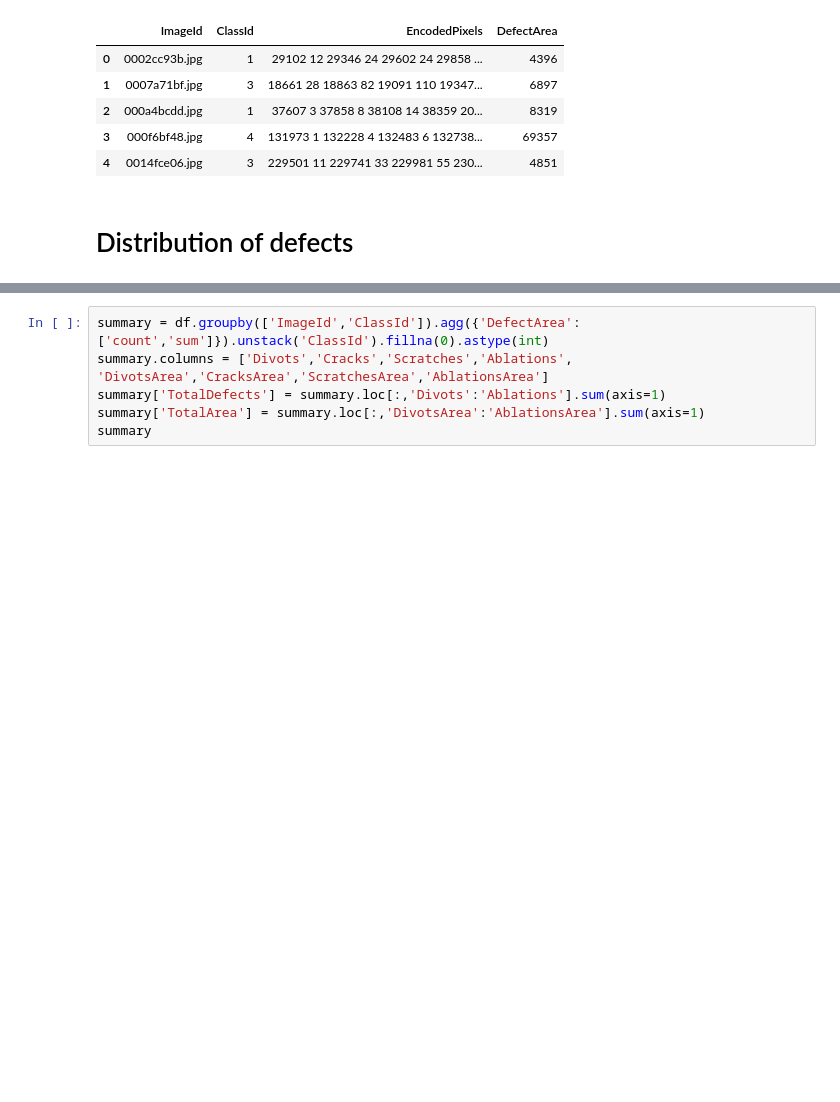
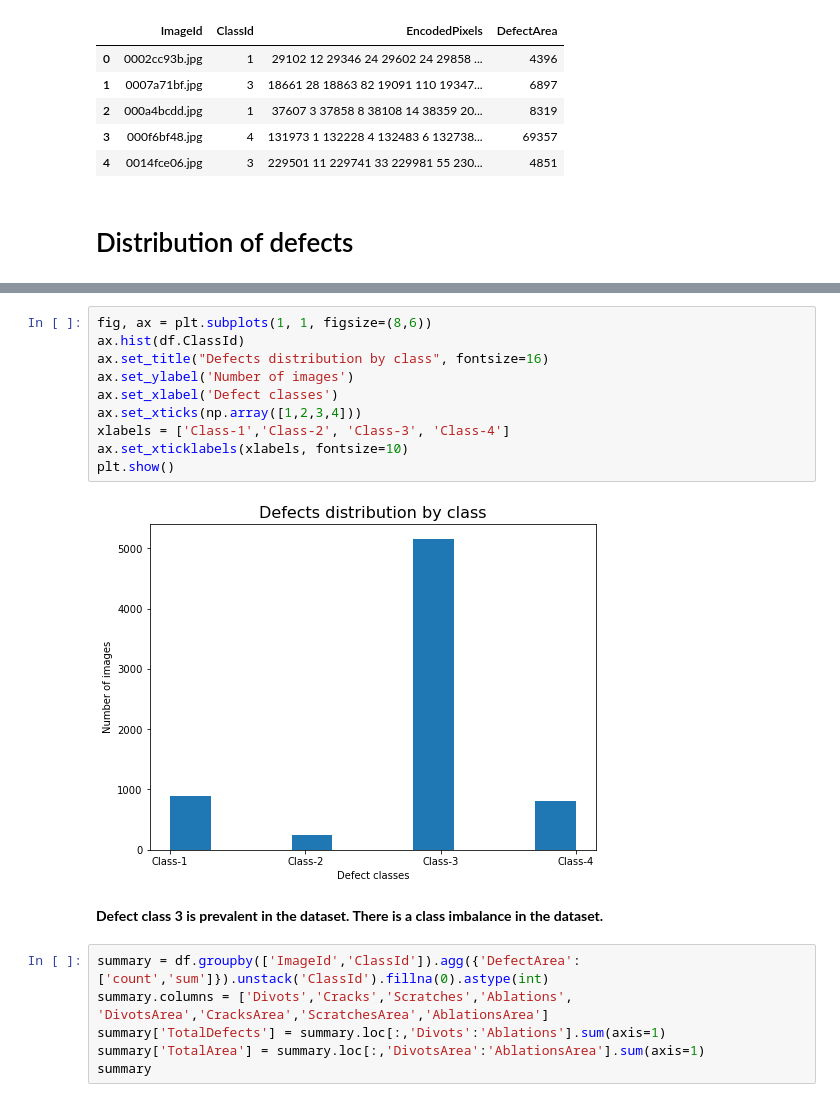
Before and after one commit to bilalcodehub/severstal-steel-defects-detection, a Jupyter notebook: 01_eda.ipynb, the cells around one changed output, grey strips where cells are left out. Saved outputs shown, nothing was run; the diff lists cells and outputs as text; blank space fills up the shorter version.

Commit message:
Bar chart refined.

```diff
--- a/01_eda.ipynb
+++ b/01_eda.ipynb
@@ -40,3 +37,17 @@ plt.show()
+# %%
+fig, ax = plt.subplots(1, 1, figsize=(8,6))
+ax.hist(df.ClassId)
+ax.set_title("Defects distribution by class", fontsize=16)
+ax.set_ylabel('Number of images')
+ax.set_xlabel('Defect classes')
+ax.set_xticks(np.array([1,2,3,4]))
+xlabels = ['Class-1','Class-2', 'Class-3', 'Class-4']
+ax.set_xticklabels(xlabels, fontsize=10)
+plt.show()
+# %% [output]
+[figure, added]
+# %% [markdown]
+**Defect class 3 is prevalent in the dataset. There is a class imbalance in the dataset.**
 # %%
 summary = df.groupby(['ImageId','ClassId']).agg({'DefectArea':['count','sum']}).unstack('ClassId').fillna(0).astype(int)
 summary.columns = ['Divots','Cracks','Scratches','Ablations', 'DivotsArea','CracksArea','ScratchesArea','AblationsArea']
```
Also changed, not shown: parts of 15 cells of this notebook.
